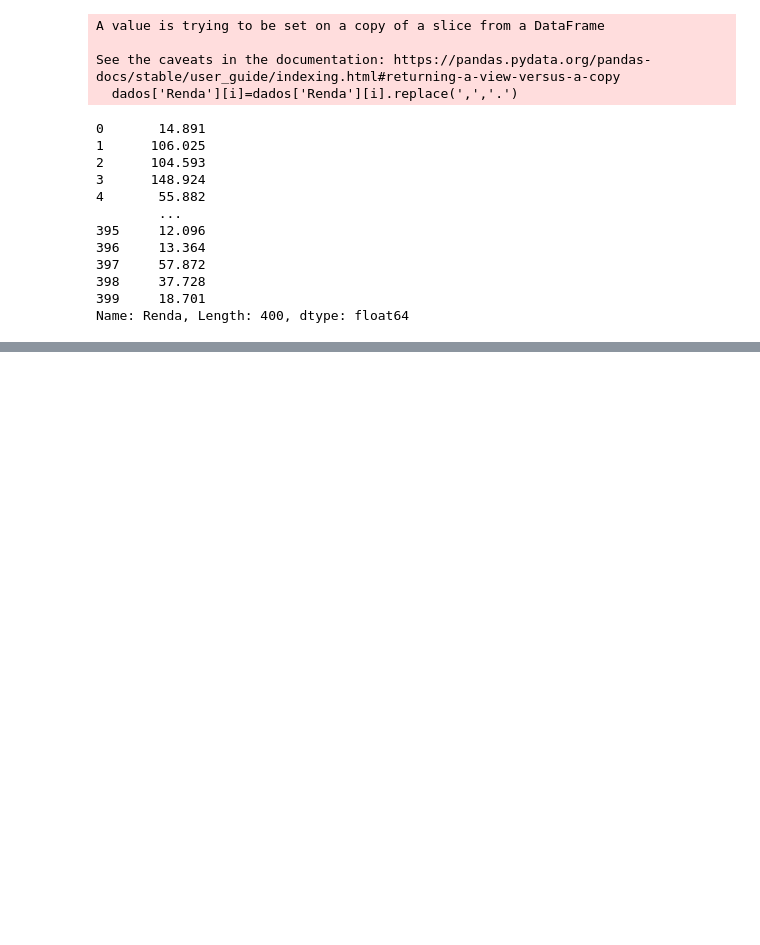
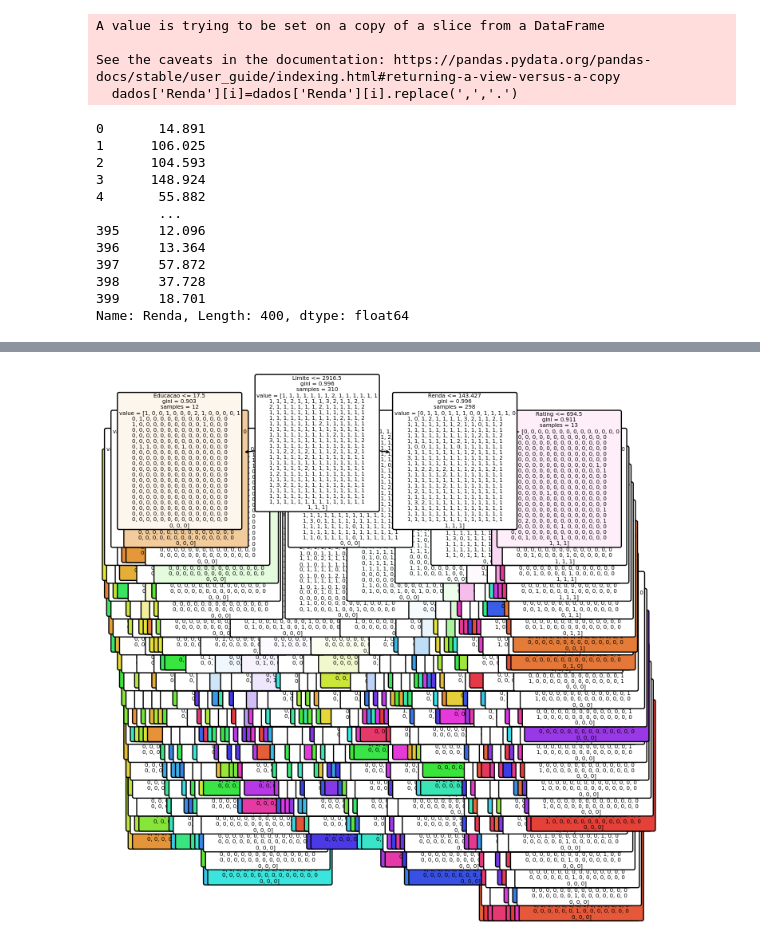
Before and after one commit to MatheusLopesA95/TreeDecisionCreditCard, a Jupyter notebook: RandomForest.ipynb, the cells around one changed output, grey strips where cells are left out. Cells and saved outputs as stored; diff of their text form; code cells hidden in the pictures; blank space fills up the shorter version.

Commit message:
Árvores plotadas, primeira tentativa de poda

```diff
--- a/RandomForest.ipynb
+++ b/RandomForest.ipynb
@@ -147,2 +159,12 @@ Profundidade:  22
+# %%
+#Tentativa 1 de plotar a árvore
+#Fail
+plt.figure( figsize=(7,7),dpi=100)
+plot_tree(modelo_gasto,feature_names=Variaveis,
+                      filled=True, rounded=True,fontsize=5.0
+                    )
+plt.show()
+# %% [output]
+[figure, added]
 # %%
 ?plot_tree
```
Also changed, not shown: parts of 8 cells of this notebook.
